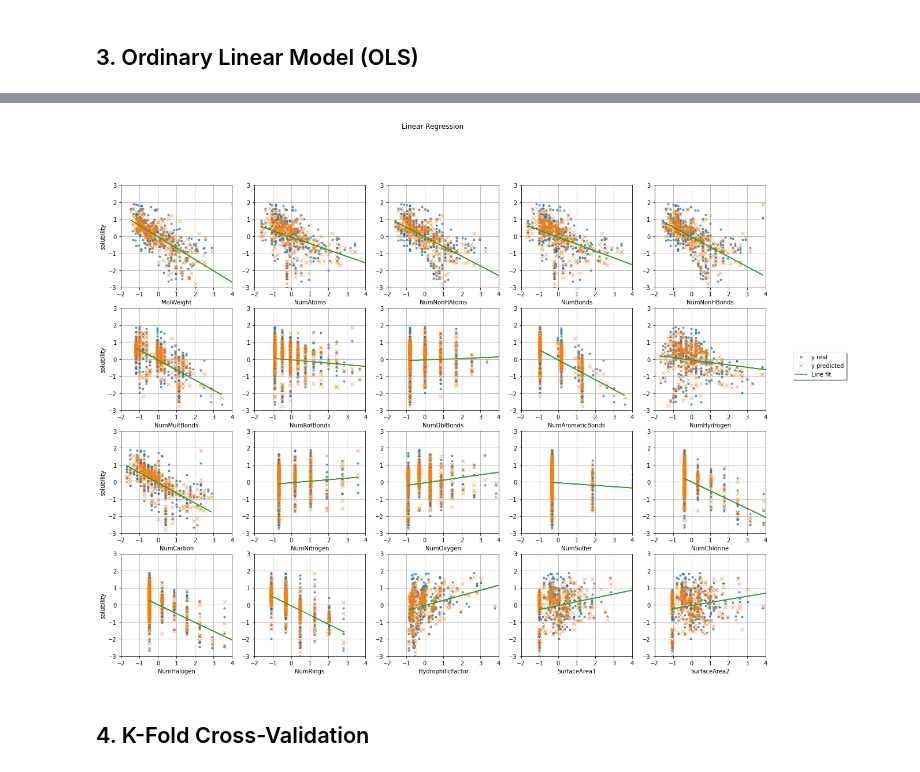
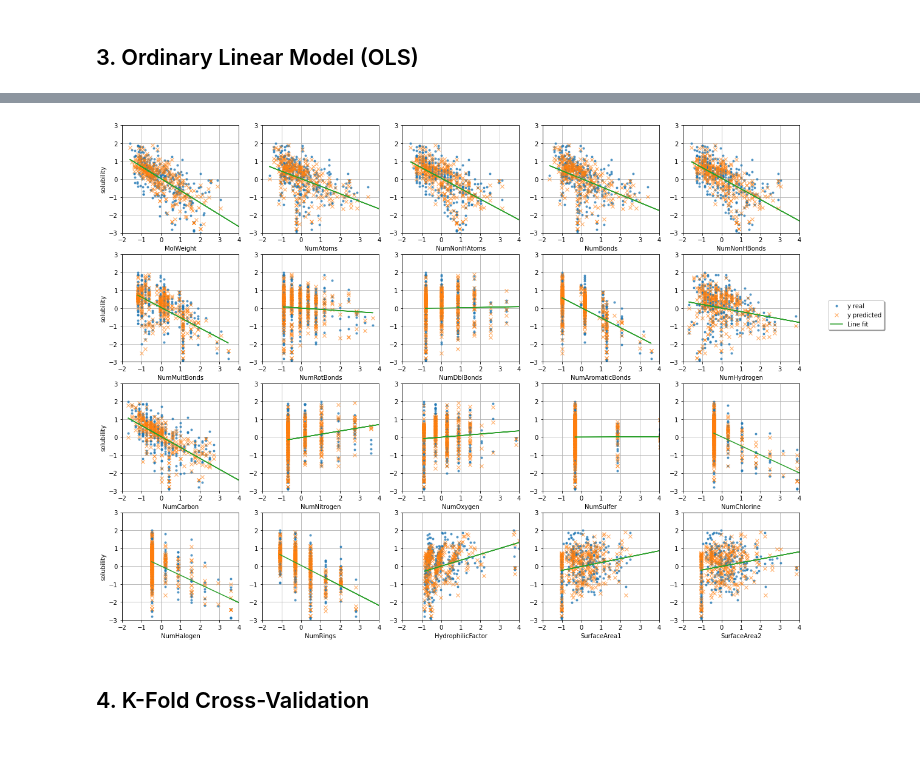
Before and after one commit to lucasabdalah/Exploratory-Data-Analisys, a Jupyter notebook: code/hw2/data_regression.ipynb, the cells around one changed output, grey strips where cells are left out. Saved outputs shown, nothing was run; the diff lists cells and outputs as text; code cells hidden in the pictures.

```diff
--- a/code/hw2/data_regression.ipynb
+++ b/code/hw2/data_regression.ipynb
@@ -331,31 +390,34 @@ for i in range(N_predictors):
 # %%
 i = 0
 bottom = -3
 top = 3
 nrow = 4
 ncol = 5
 fig3, axes3 = plt.subplots(nrow, ncol, figsize = (20, 15))
 for row_i in range(nrow):
     for col_i in range(ncol):
         lineFit=m[i]*X_test[X_test.columns[i]]+b[i]
         ax3 = axes3[row_i]
         ax3[col_i].plot(X_test[X_test.columns[i]], y_test, '.', label = 'y real', alpha = .7)
         ax3[col_i].plot(X_test[X_test.columns[i]], y_pred, 'x', label = 'y predicted', alpha = .7)
         ax3[col_i].plot(X_test[X_test.columns[i]], lineFit, '-', label = 'Line fit')
         ax3[col_i].set_xlabel(X_test.columns[i])
         ax3[col_i].set_xlim(-2, 4)
         ax3[col_i].set_ylim(bottom, top)
         ax3[col_i].grid()
         i += 1
 for row in range(nrow):
     axes3[row][0].set_ylabel('solubility')
-fig3.suptitle('Linear Regression')
+# fig3.suptitle('Linear Regression')
 plt.legend(loc = 'upper right', bbox_to_anchor = (1.75, 3), frameon = True, shadow = True)
 plt.tight_layout()
 
 plt.show()
+
+# fig3.savefig(r"figures/2-linear-regression.pdf")
+# fig3.savefig(r"figures/2-linear-regression.png")
 # %% [output]
-[figure, old version]
+[figure, new version]
 # %% [markdown]
 ## 4. K-Fold Cross-Validation
 # %%
```
Also changed, not shown: parts of 24 cells of this notebook.
